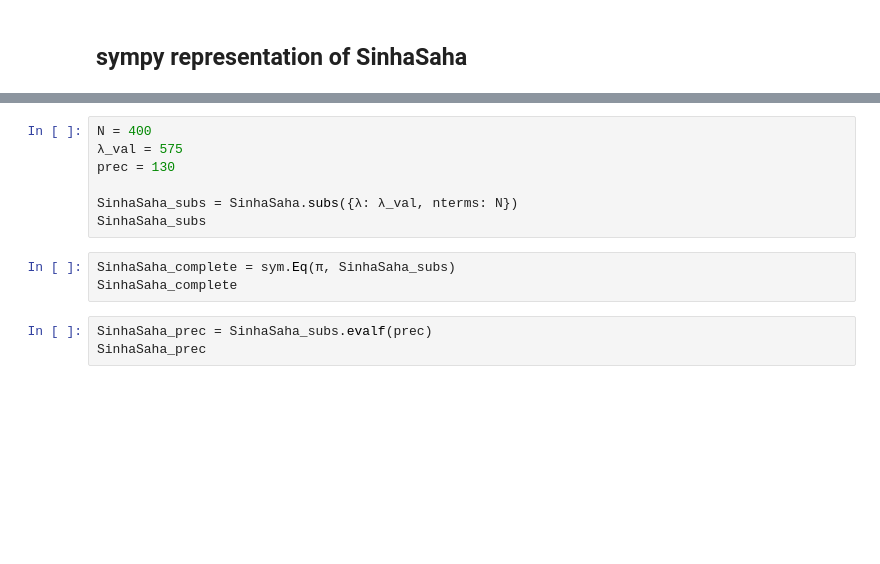
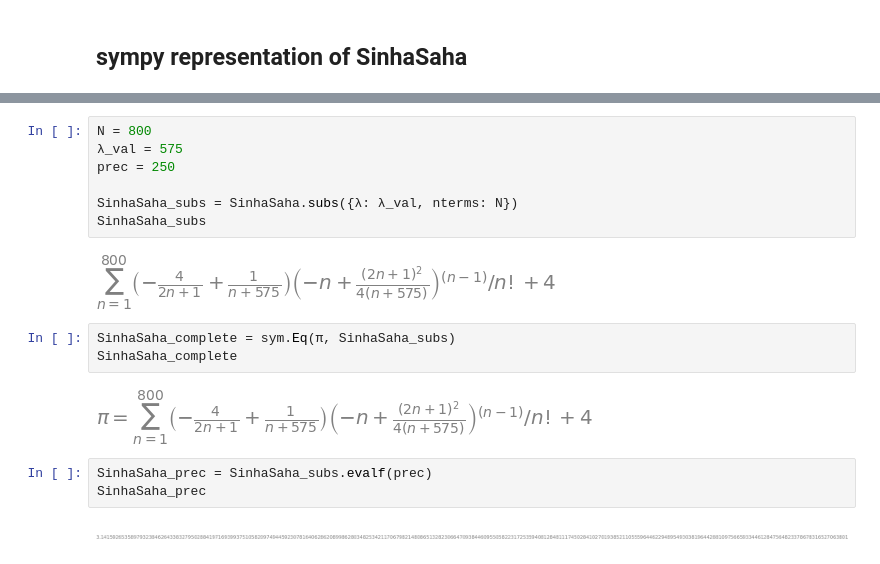
Before and after one commit to klmcwhirter/explore_python, a Jupyter notebook: jupyter/sympy/sinha_saha.ipynb, the cells around one changed output, grey strips where cells are left out. Saved outputs shown, nothing was run; the diff lists cells and outputs as text; blank space fills up the shorter version.

Commit message:
Improve prec a little

```diff
--- a/jupyter/sympy/sinha_saha.ipynb
+++ b/jupyter/sympy/sinha_saha.ipynb
@@ -116,16 +129,22 @@ SinhaSaha
 # %%
-N = 400
+N = 800
 λ_val = 575
-prec = 130
+prec = 250
 
 SinhaSaha_subs = SinhaSaha.subs({λ: λ_val, nterms: N})
 SinhaSaha_subs
+# %% [output]
+[figure, added]
 # %%
 SinhaSaha_complete = sym.Eq(π, SinhaSaha_subs)
 SinhaSaha_complete
+# %% [output]
+[figure, added]
 # %%
 SinhaSaha_prec = SinhaSaha_subs.evalf(prec)
 SinhaSaha_prec
+# %% [output]
+[figure, added]
 # %%
 mprint(f'{N=}')
 mprint(f'{λ_val=}')
```
Also changed, not shown: parts of 5 cells of this notebook, 2 other files.
